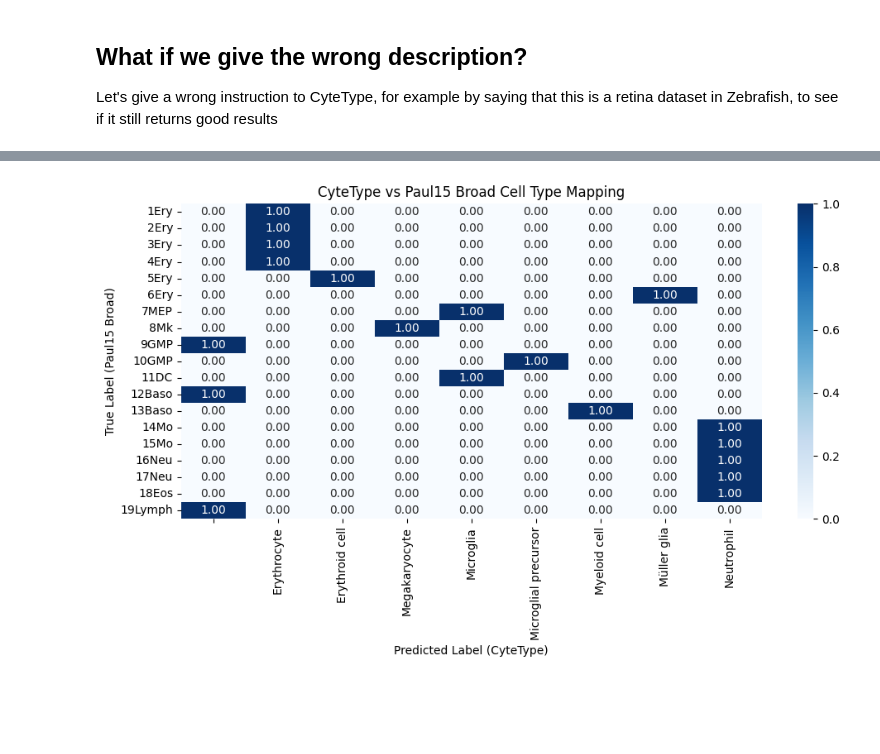
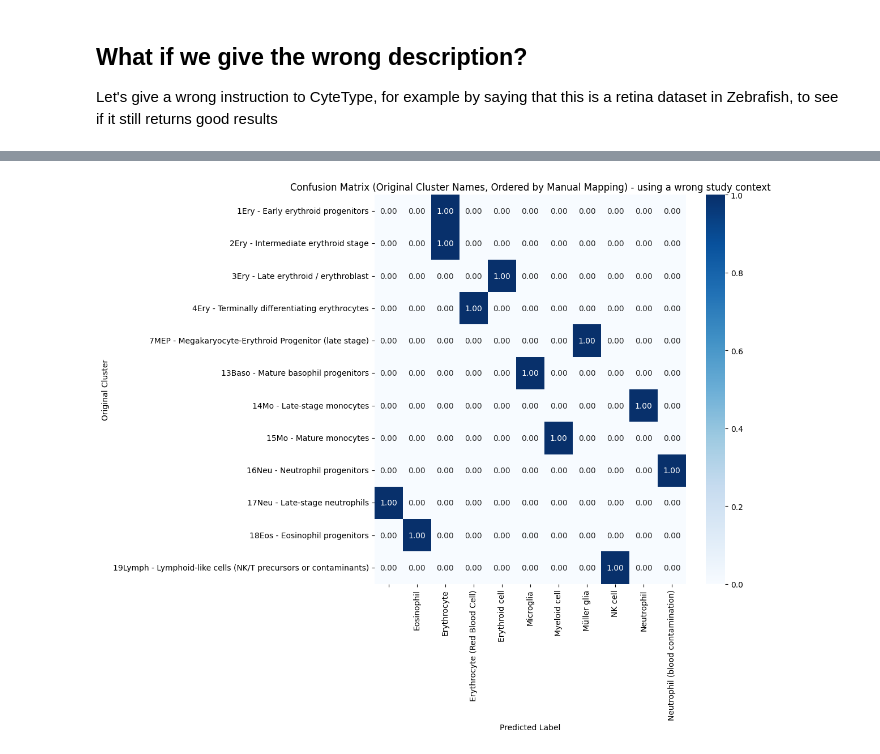
Before and after one commit to dalloliogm/cytetype_eval, a Jupyter notebook: cytetype exploration.ipynb, the cells around one changed output, grey strips where cells are left out. Saved outputs shown, nothing was run; the diff lists cells and outputs as text; code cells hidden in the pictures; blank space fills up the shorter version.

Commit message:
using original lables

```diff
--- a/cytetype exploration.ipynb
+++ b/cytetype exploration.ipynb
@@ -347,3 +392,5 @@ pd.crosstab(adata2.obs["true_broad"], adata2.obs["cytetype_leiden"], normalize='
+# %%
+adata2.obs["paul15_fullname"] = adata2.obs["paul15_clusters"].map(paul15_label_fullname)
 # %%
 # Create normalized confusion matrix
 conf_mat = pd.crosstab(
@@ -366,3 +413,25 @@ plt.show()
 # Let's also look at the Confusion matrix with the original cluster names
 conf_mat_original = pd.crosstab(adata2.obs["paul15_clusters"], adata2.obs["cytetype_paul15_clusters"], normalize='index')
 conf_mat_original
+
+
+
+# Step 3: Define full-name order
+manual_order_full = list(paul15_label_fullname.values())
+
+
+# Step 4: Create and reorder confusion matrix
+conf_mat_full = pd.crosstab(
+    adata2.obs["paul15_fullname"],
+    adata2.obs["cytetype_paul15_clusters"],
+    normalize='index'
+)
+# Only keep labels that exist in the confusion matrix
+existing_labels = [label for label in manual_order_full if label in conf_mat_full.index]
+
+# Reorder based on existing labels only
+conf_mat_ordered = conf_mat_full.loc[existing_labels]
+
+# Optional: reorder columns if matching set
+if all(label in conf_mat_ordered.columns for label in manual_order_full):
+    conf_mat_ordered = conf_mat_ordered[manual_order_full]
@@ -388,11 +438,16 @@ conf_mat_original
 # %%
-# Plot Confusion matrix
-plt.figure(figsize=(10, 6))
-sns.heatmap(conf_mat_original, annot=True, cmap="Blues", fmt=".2f", cbar=True)
-plt.title("CyteType vs Paul15 Broad Cell Type Mapping")
-plt.ylabel("True Label (Paul15 Broad)")
-plt.xlabel("Predicted Label (CyteType)")
+import seaborn as sns
+import matplotlib.pyplot as plt
+
+plt.figure(figsize=(12, 10))
+sns.heatmap(conf_mat_ordered, annot=True, fmt=".2f", cmap="Blues", cbar=True)
+
+plt.title("Confusion Matrix (Original Cluster Names, Ordered by Manual Mapping) - using a wrong study context")
+plt.xlabel("Predicted Label")
+plt.ylabel("Original Cluster")
+plt.xticks(rotation=90)
+plt.yticks(rotation=0)
 plt.tight_layout()
 plt.show()
 # %% [output]
-[figure, old version]
+[figure, new version]
```
Also changed, not shown: parts of 18 cells of this notebook, 1 other file.
